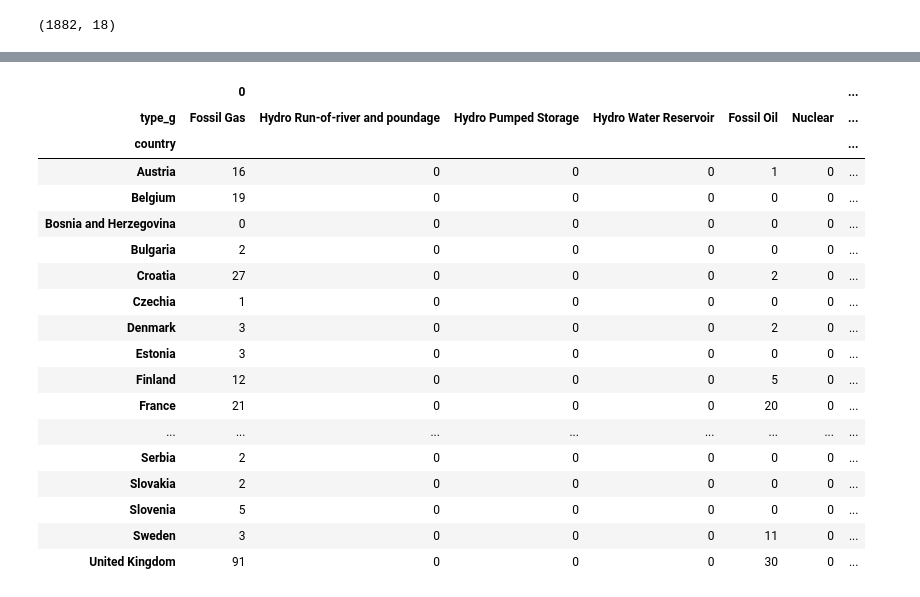
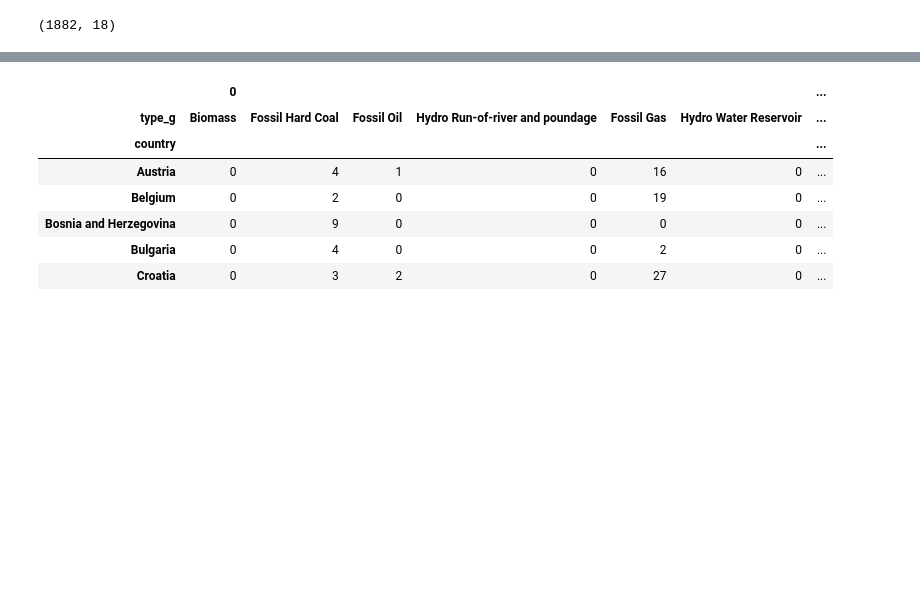
Before and after one commit to mks-0/powerplants, a Jupyter notebook: powerplants-eda.ipynb, the cells around one changed output, grey strips where cells are left out. Saved outputs shown, nothing was run; the diff lists cells and outputs as text; code cells hidden in the pictures; blank space fills up the shorter version.

```diff
--- a/powerplants-eda.ipynb
+++ b/powerplants-eda.ipynb
@@ -82,14 +139,27 @@ perform = pd.read_sql_table('performance', engine)
 # %%
-temporal = pd.read_sql_query("""
-    SELECT t.eic_g, name_p, t.type_g, country, co2emitted
+# Reading Performance and Temporal tables and connecting them with Units table
+
+perf = pd.read_sql_query("""
+    SELECT p.eic_p, p.eic_g, name_p, u.type_g, country, min_load,
+    minimum_up_time, minimum_down_time, p.eff, p.best_source
     FROM Units u
-    JOIN Temporal t ON u.eic_g = t.eic_g
+    JOIN Performance p ON u.eic_p = p.eic_p AND u.eic_g = p.eic_g
+    """,
+    engine
+)
+temp = pd.read_sql_query("""
+    SELECT t.eic_p, t.eic_g, name_p, t.type_g, country,
+    t.generation, t.cf, time_coverage, co2emitted, cyear
+    FROM Units u
+    JOIN Temporal t ON u.eic_p = t.eic_p AND u.eic_g = t.eic_g
     """,
     engine
 )
 
+# Table containing all the relevant information from the other tables
 df = pd.read_sql_query("""
-    SELECT p.eic_p, p.eic_g, name_p, u.type_g, country, eff, best_source, co2emitted
+    SELECT p.eic_p, p.eic_g, name_p, u.type_g, country, eff,
+    best_source, t.generation, t.cf, time_coverage, co2emitted
     FROM Performance p
     JOIN Units u ON u.eic_g = p.eic_g
     JOIN Temporal t ON t.eic_g = u.eic_g
@@ -108,0 +169,3 @@ array(['Hydro Water Reservoir', 'Fossil Gas',
+# %%
+# Filtering the temporal table to retrieve only the data from the last available year.
+temp = temp[temp['cyear'] == 2018]
@@ -221,0 +245,12 @@ perform[perform['type_g'] == 'Nuclear']
+# %%
+categories_to_groups = {
+    'Fossil Fuels': ['Fossil Gas', 'Fossil Hard Coal', 'Fossil Oil', 'Fossil Brown coal/Lignite',
+                     'Fossil Coal-derived gas', 'Fossil Oil shale', 'Fossil Peat'],
+    'Renewable Energy': ['Hydro Run-of-river and poundage', 'Hydro Pumped Storage',
+                         'Hydro Water Reservoir', 'Wind Offshore', 'Biomass', 'Geothermal', 'Wind Onshore'],
+    'Nuclear': ['Nuclear'],
+    'Other': ['Waste', 'Other']
+}
+
+units['group_g'] = units['type_g'].apply(lambda x: next((group for group, types in categories_to_groups.items() if x in types), None))
+temp['group_g'] = temp['type_g'].apply(lambda x: next((group for group, types in categories_to_groups.items() if x in types), None))
@@ -353,5 +688,5 @@ Name: co2emitted, dtype: float64
 # %%
-fossil_order = temporal[temporal['type_g'].str.contains('Fossil')]['type_g'].unique()
-type_g_order = temporal['type_g'].unique()
+fossil_order = temp[temp['type_g'].str.contains('Fossil')]['type_g'].unique()
+type_g_order = temp['type_g'].unique()
 # %%
 units['type_g'] = pd.Categorical(units['type_g'], categories=type_g_order, ordered=True)
@@ -427,27 +720,16 @@ plt.show()
 # %%
 units[
     (units["type_g"].str.contains("Fossil")) & (units['country'] != 'Spain')
     ].groupby(
     ["country", "type_g"]
-).size().reset_index().pivot(columns="type_g", index="country")
+).size().reset_index().pivot(columns="type_g", index="country")[:5]
 # %% [output]
 |  | 0 |  |  |  |  |  | ... |
-| type_g | Fossil Gas | Hydro Run-of-river and poundage | Hydro Pumped Storage | Hydro Water Reservoir | Fossil Oil | Nuclear | ... |
+| type_g | Biomass | Fossil Hard Coal | Fossil Oil | Hydro Run-of-river and poundage | Fossil Gas | Hydro Water Reservoir | ... |
 | country |  |  |  |  |  |  | ... |
-| Austria | 16 | 0 | 0 | 0 | 1 | 0 | ... |
-| Belgium | 19 | 0 | 0 | 0 | 0 | 0 | ... |
-| Bosnia and Herzegovina | 0 | 0 | 0 | 0 | 0 | 0 | ... |
-| Bulgaria | 2 | 0 | 0 | 0 | 0 | 0 | ... |
-| Croatia | 27 | 0 | 0 | 0 | 2 | 0 | ... |
-| Czechia | 1 | 0 | 0 | 0 | 0 | 0 | ... |
-| Denmark | 3 | 0 | 0 | 0 | 2 | 0 | ... |
-| Estonia | 3 | 0 | 0 | 0 | 0 | 0 | ... |
-| Finland | 12 | 0 | 0 | 0 | 5 | 0 | ... |
-| France | 21 | 0 | 0 | 0 | 20 | 0 | ... |
-| ... | ... | ... | ... | ... | ... | ... | ... |
-| Serbia | 2 | 0 | 0 | 0 | 0 | 0 | ... |
-| Slovakia | 2 | 0 | 0 | 0 | 0 | 0 | ... |
-| Slovenia | 5 | 0 | 0 | 0 | 0 | 0 | ... |
-| Sweden | 3 | 0 | 0 | 0 | 11 | 0 | ... |
-| United Kingdom | 91 | 0 | 0 | 0 | 30 | 0 | ... |
+| Austria | 0 | 4 | 1 | 0 | 16 | 0 | ... |
+| Belgium | 0 | 2 | 0 | 0 | 19 | 0 | ... |
+| Bosnia and Herzegovina | 0 | 9 | 0 | 0 | 0 | 0 | ... |
+| Bulgaria | 0 | 4 | 0 | 0 | 2 | 0 | ... |
+| Croatia | 0 | 3 | 2 | 0 | 27 | 0 | ... |
 # %%
```
Also changed, not shown: parts of 77 cells of this notebook, 3 other files.
